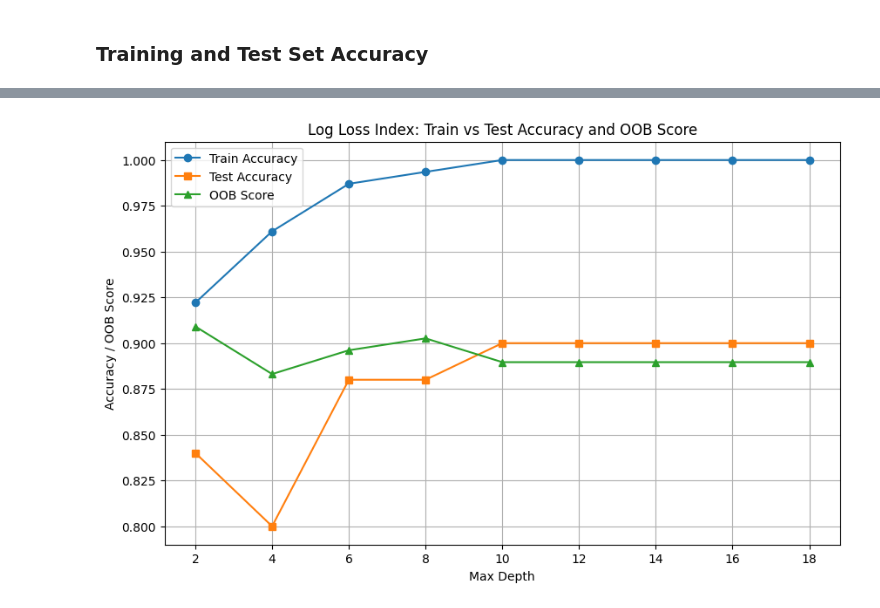
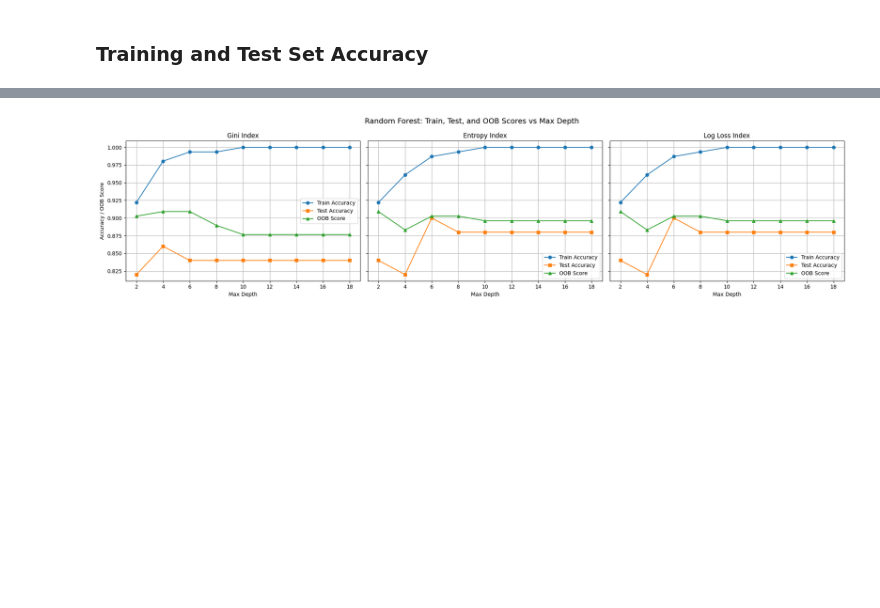
Before and after one commit to jakeogrady/machine_learning_assignments, a Jupyter notebook: random_forests.ipynb, the cells around one changed output, grey strips where cells are left out. Saved outputs shown, nothing was run; the diff lists cells and outputs as text; code cells hidden in the pictures; blank space fills up the shorter version.

```diff
--- a/random_forests.ipynb
+++ b/random_forests.ipynb
@@ -255,15 +214,44 @@ plt.show()
-# %%
-plt.figure(figsize=(10, 6))
-oob_score = [el["oob_score"] for el in log_loss]
-plt.plot(max_depth, accuracy_training_log, label="Train Accuracy", marker="o")
-plt.plot(max_depth, accuracy_test_log, label="Test Accuracy", marker="s")
-plt.plot(max_depth, oob_score, label="OOB Score", marker="^")
-plt.xlabel("Max Depth")
-plt.ylabel("Accuracy / OOB Score")
-plt.title("Log Loss Index: Train vs Test Accuracy and OOB Score")
-plt.legend()
-plt.grid(True)
-plt.show()
-# %% [output]
-[figure, removed]
+# %%
+# Extract OOB scores
+oob_score_gini = [el["oob_score"] for el in gini]
+oob_score_entropy = [el["oob_score"] for el in entropy]
+oob_score_log = [el["oob_score"] for el in log_loss]
+
+# Create 3 subplots
+fig, axes = plt.subplots(1, 3, figsize=(20, 5), sharey=True)
+
+# ---- Gini ----
+axes[0].plot(max_depth, accuracy_training_gini, label="Train Accuracy", marker="o")
+axes[0].plot(max_depth, accuracy_test_gini, label="Test Accuracy", marker="s")
+axes[0].plot(max_depth, oob_score_gini, label="OOB Score", marker="^")
+axes[0].set_xlabel("Max Depth")
+axes[0].set_ylabel("Accuracy / OOB Score")
+axes[0].set_title("Gini Index")
+axes[0].legend()
+axes[0].grid(True)
+
+# ---- Entropy ----
+axes[1].plot(max_depth, accuracy_training_entropy, label="Train Accuracy", marker="o")
+axes[1].plot(max_depth, accuracy_test_entropy, label="Test Accuracy", marker="s")
+axes[1].plot(max_depth, oob_score_entropy, label="OOB Score", marker="^")
+axes[1].set_xlabel("Max Depth")
+axes[1].set_title("Entropy Index")
+axes[1].legend()
+axes[1].grid(True)
+
+# ---- Log Loss ----
+axes[2].plot(max_depth, accuracy_training_log, label="Train Accuracy", marker="o")
+axes[2].plot(max_depth, accuracy_test_log, label="Test Accuracy", marker="s")
+axes[2].plot(max_depth, oob_score_log, label="OOB Score", marker="^")
+axes[2].set_xlabel("Max Depth")
+axes[2].set_title("Log Loss Index")
+axes[2].legend()
+axes[2].grid(True)
+
+# Adjust layout
+plt.suptitle("Random Forest: Train, Test, and OOB Scores vs Max Depth", fontsize=14)
+plt.tight_layout()
+plt.show()
+# %% [output]
+[figure, added]
 # %%
```
Also changed, not shown: parts of 14 cells of this notebook, 1 other file.
